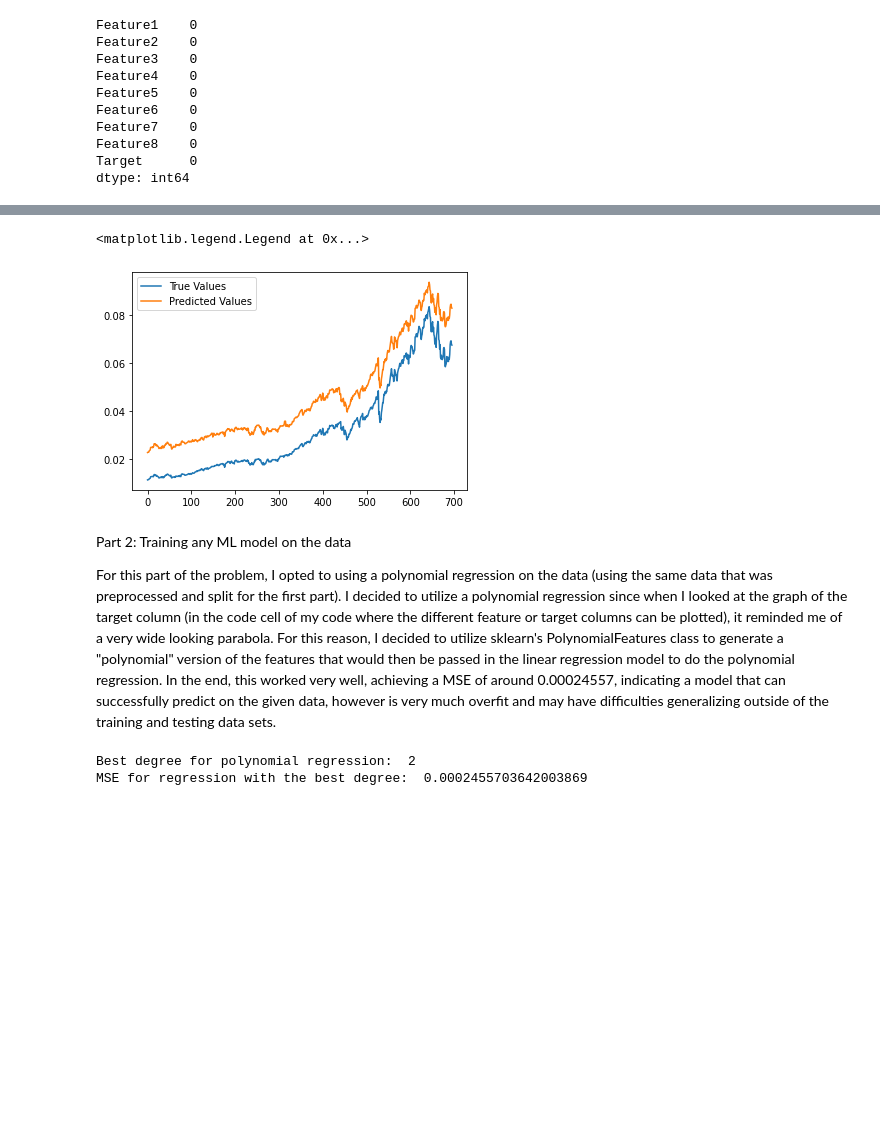
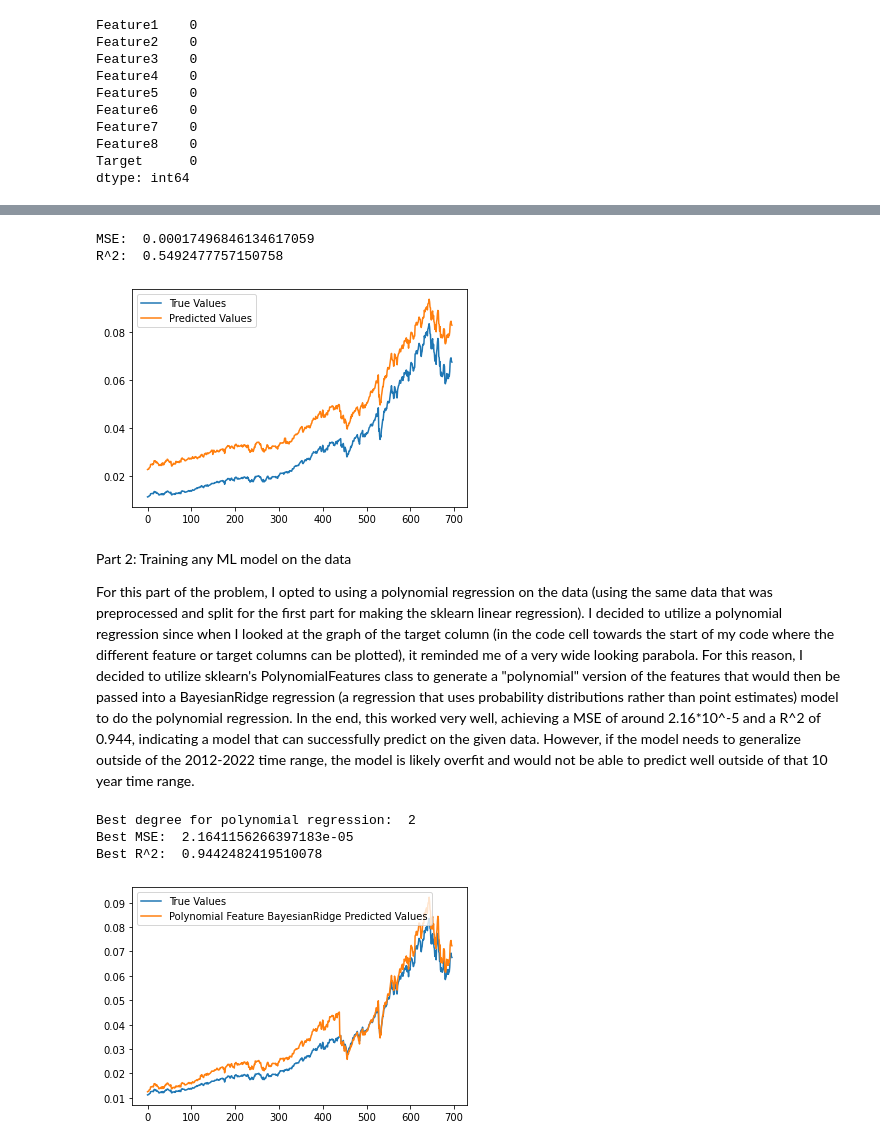
Before and after one commit to ZakariyyaScavotto/SSMIF-Fall-2022-Coding-Challenge, a Jupyter notebook: ml.ipynb, the cells around one changed output, grey strips where cells are left out. Saved outputs shown, nothing was run; the diff lists cells and outputs as text; code cells hidden in the pictures; blank space fills up the shorter version.

Commit message:
Finalized comments and code explanations, and made major fixes to ML problem code

```diff
--- a/ml.ipynb
+++ b/ml.ipynb
@@ -263,49 +315,91 @@ Mean Squared Error:  0.36694872135745543
 # %%
-# For fun, I decided to compare the manual linear regression to sklearn's pre-trained LinearRegression model
+# Now, make the linear regression model
 from sklearn.linear_model import LinearRegression
+from sklearn.metrics import mean_squared_error, r2_score
+# Create the model and fit it on the data
 testModel = LinearRegression()
 testModel.fit(xTrainNormalized, yTrainNormalized)
+
+# Predict values based on the testing set
 yPred = testModel.predict(xTestNormalized)
+
+# Plot for comparison
 plt.plot(yTestNormalized, label='True Values')
 plt.plot(yPred, label = 'Predicted Values')
 plt.legend()
-# Looking at the graph, it is evident that sklearn's model is much more accurate at following the shape of the data.
-# Granted, every predicted value is shifted up by approximately 0.01, but overall it performs much better than the first model
+
+# Get MSE for quantifiable comparison
+print('MSE: ',mean_squared_error(yTestNormalized, yPred))
+print('R^2: ',r2_score(yTestNormalized, yPred))
+
+'''Looking at the graph, it is evident that sklearn's model is not only more accurate at following the shape of the data,
+but also with being closer numerically to the true values.
+This is quantifiably shown by the sklearn linear regression having a better r^2 than my linear regression by approximately 0.2.''';
 # %% [output]
-<matplotlib.legend.Legend at 0x...>
+MSE:  0.00017496846134617059
+R^2:  0.5492477757150758
 [figure]
 # %% [markdown]
 Part 2: Training any ML model on the data
 
-For this part of the problem, I opted to using a polynomial regression on the data (using the same data that was preprocessed and split for the first part). I decided to utilize a polynomial regression since when I looked at the graph of the target column (in the code cell of my code where the different feature or target columns can be plotted), it reminded me of a very wide looking parabola. For this reason, I decided to utilize sklearn's PolynomialFeatures class to generate a "polynomial" version of the features that would then be passed in the linear regression model to do the polynomial regression. In the end, this worked very well, achieving a MSE of around 0.00024557, indicating a model that can successfully predict on the given data, however is very much overfit and may have difficulties generalizing outside of the training and testing data sets.
+For this part of the problem, I opted to using a polynomial regression on the data (using the same data that was preprocessed and split for the first part for making the sklearn linear regression). I decided to utilize a polynomial regression since when I looked at the graph of the target column (in the code cell towards the start of my code where the different feature or target columns can be plotted), it reminded me of a very wide looking parabola. For this reason, I decided to utilize sklearn's PolynomialFeatures class to generate a "polynomial" version of the features that would then be passed into a BayesianRidge regression (a regression that uses probability distributions rather than point estimates) model to do the polynomial regression. In the end, this worked very well, achieving a MSE of around 2.16*10^-5 and a R^2 of 0.944, indicating a model that can successfully predict on the given data. However, if the model needs to generalize outside of the 2012-2022 time range, the model is likely overfit and would not be able to predict well outside of that 10 year time range.
 # %%
+# Import PolynomialFeatures for the polynomial transformation, the BayesianRidge regression model, and pipeline to make the two into a single pipeline
 from sklearn.preprocessing import PolynomialFeatures
-from sklearn.linear_model import LinearRegression
+from sklearn.linear_model import BayesianRidge
 from sklearn.pipeline import Pipeline
-from sklearn.metrics import mean_squared_error
 
-bestDegree = 0
-bestMSE = 9999999999
-degrees = [2,3,4,5]
-'''To determine what degree polynomial works the best, I decided to iterate over different possible values for the degree of the polynomial,
-    and the polynomial degree that achieved the lowest MSE is the one that was saved to be re-trained as the final model.'''
+# Initialize "best" variables, and the degrees of the polynomial transformation to be tested
+bestDegree, bestMSE, degrees = 0, 9999999999, [2,3,4,5]
+
+'''To determine what degree of the polynomial transformation works best, I decided to iterate over different possible values for the degree of the polynomial,
+and the polynomial degree that achieved the lowest MSE is the one that was saved to be re-trained as the final model.''';
+
 for degreeVal in degrees:
+    # Create the model as a pipeline that first transforms the data to the polynomial shape, then does the linear regression on the transformed data
     model = Pipeline([('poly', PolynomialFeatures(degree=degreeVal)),('linear', LinearRegression(fit_intercept=False))])
+
+    # Fit the model on the training data, and predict with the testing data
     model = model.fit(xTrainNormalized, yTrainNormalized)
     preds = model.predict(xTestNormalized)
+
+    # Get the MSE of the model
     currentMSE = mean_squared_error(yTestNormalized, preds)
+
+    # If this model has the lowest MSE seen, save the value of the degree of the polynomial
     if  currentMSE < bestMSE:
         bestMSE = currentMSE
         bestDegree = degreeVal
-model = Pipeline([('poly', PolynomialFeatures(degree=bestDegree)),('linear', LinearRegression(fit_intercept=False))])
+
+# Recreate the model, but using the best degree found for the degree of the PolynomialFeatures
+model = Pipeline([('poly', PolynomialFeatures(degree=bestDegree)),('linear', BayesianRidge(fit_intercept=False))])
+
+# Retrain the model on the training data and predict on the testing data
 model = model.fit(xTrainNormalized, yTrainNormalized)
 preds = model.predict(xTestNormalized)
+
+# Output the results, the best degree as well as the MSE of the model with the best degree
 print('Best degree for polynomial regression: ',bestDegree)
-print('MSE for regression with the best degree: ',mean_squared_error(yTestNormalized, preds))
-'''Note: The current model that is generated in the above code is overfit on the data because it uses multiple
-features that are very strongly correlated (0.9+ correlation) with the target. To fix this, a model would need to be trained
-that either uses fewer features to be able to generalize better outside of the training data, or by utilizing less data in training
-and saving more of the data for testing'''
+print('Best MSE: ',mean_squared_error(yTestNormalized, preds))
+print('Best R^2: ',r2_score(yTestNormalized, preds))
+
+# Plot the testing data and predictions for a visual comparison
+plt.plot(yTestNormalized, label='True Values')
+plt.plot(preds, label='Polynomial Feature BayesianRidge Predicted Values')
+plt.legend()
+
+'''The BayesianRidge regression with a polynomial transformation of degree 2 on the features does a very good job predicting the data,
+as shown by the R^2 value of 0.994 and the MSE of 2.16*10^-5.
+
+However, if this model needs to be utilized outside of the 2012-22 timeframe given in the data, the model is very overfit since it does
+a very good job predicting on the training/testing data it was given, but would likely not perform too well predicting outside of this range.
+
+To fix this, the model would need to be retrained with some solutions to make it more generalized. Some solutions I can think of include:
+1) Using fewer features to be able to generalize better outside of the training data.
+2) Utilizing less data in training and saving more of the data for testing.
+3) Using a different type of regression model that may be better at generalizing outside of the data it is given in training/testing.''';
 # %% [output]
 Best degree for polynomial regression:  2
-MSE for regression with the best degree:  0.0002455703642003869
+Best MSE:  2.1641156266397183e-05
+Best R^2:  0.9442482419510078
+[figure, added]
```
Also changed, not shown: parts of 20 cells of this notebook, 1 other file.
